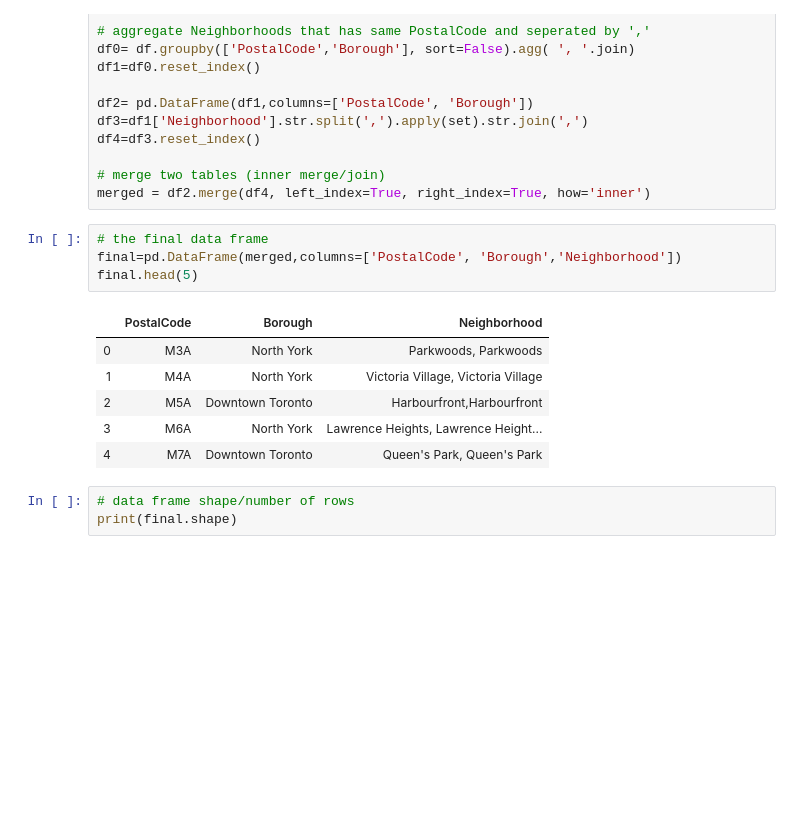
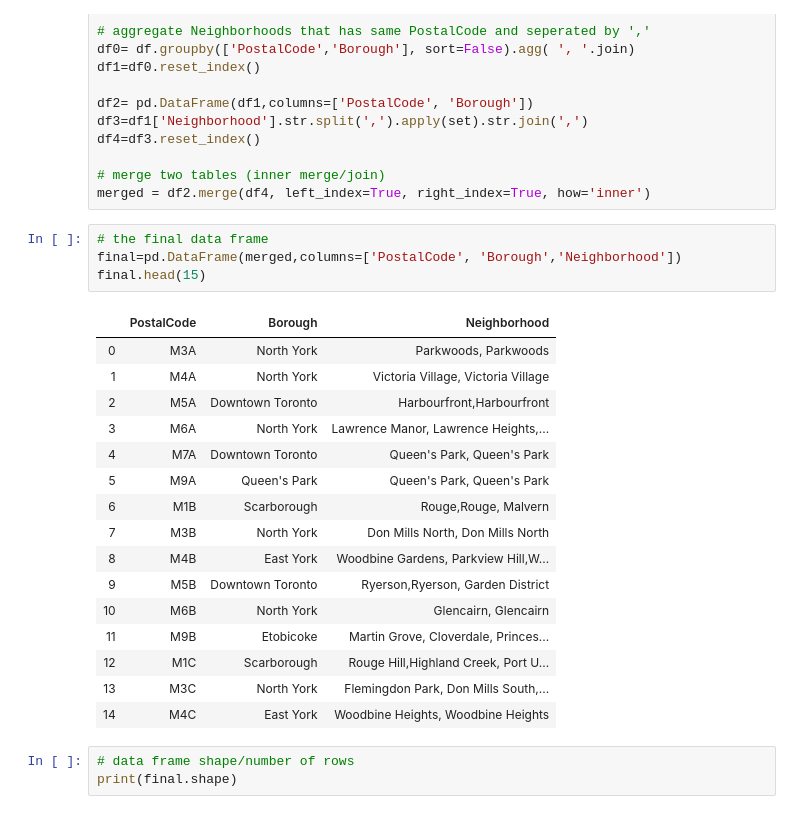
Before and after one commit to chamindpradeep/Coursera_Capstone, a Jupyter notebook: Toronto segmentation and clustering.ipynb, the cells around one changed output. Drawn from its saved outputs; the diff is of its cells as text; blank space fills up the shorter version.

```diff
--- a/Toronto segmentation and clustering.ipynb
+++ b/Toronto segmentation and clustering.ipynb
@@ -90,14 +90,24 @@ merged = df2.merge(df4, left_index=True, right_index=True, how='inner')
 # %%
 # the final data frame
 final=pd.DataFrame(merged,columns=['PostalCode', 'Borough','Neighborhood'])
-final.head(5)
+final.head(15)
 # %% [output]
 |  | PostalCode | Borough | Neighborhood |
 | 0 | M3A | North York | Parkwoods, Parkwoods |
 | 1 | M4A | North York | Victoria Village, Victoria Village |
 | 2 | M5A | Downtown Toronto | Harbourfront,Harbourfront |
-| 3 | M6A | North York | Lawrence Heights, Lawrence Height... |
+| 3 | M6A | North York | Lawrence Manor, Lawrence Heights,... |
 | 4 | M7A | Downtown Toronto | Queen's Park, Queen's Park |
+| 5 | M9A | Queen's Park | Queen's Park, Queen's Park |
+| 6 | M1B | Scarborough | Rouge,Rouge, Malvern |
+| 7 | M3B | North York | Don Mills North, Don Mills North |
+| 8 | M4B | East York | Woodbine Gardens, Parkview Hill,W... |
+| 9 | M5B | Downtown Toronto | Ryerson,Ryerson, Garden District |
+| 10 | M6B | North York | Glencairn, Glencairn |
+| 11 | M9B | Etobicoke | Martin Grove, Cloverdale, Princes... |
+| 12 | M1C | Scarborough | Rouge Hill,Highland Creek, Port U... |
+| 13 | M3C | North York | Flemingdon Park, Don Mills South,... |
+| 14 | M4C | East York | Woodbine Heights, Woodbine Heights |
 # %%
 # data frame shape/number of rows
 print(final.shape)
```
Also changed, not shown: parts of 12 cells of this notebook.
